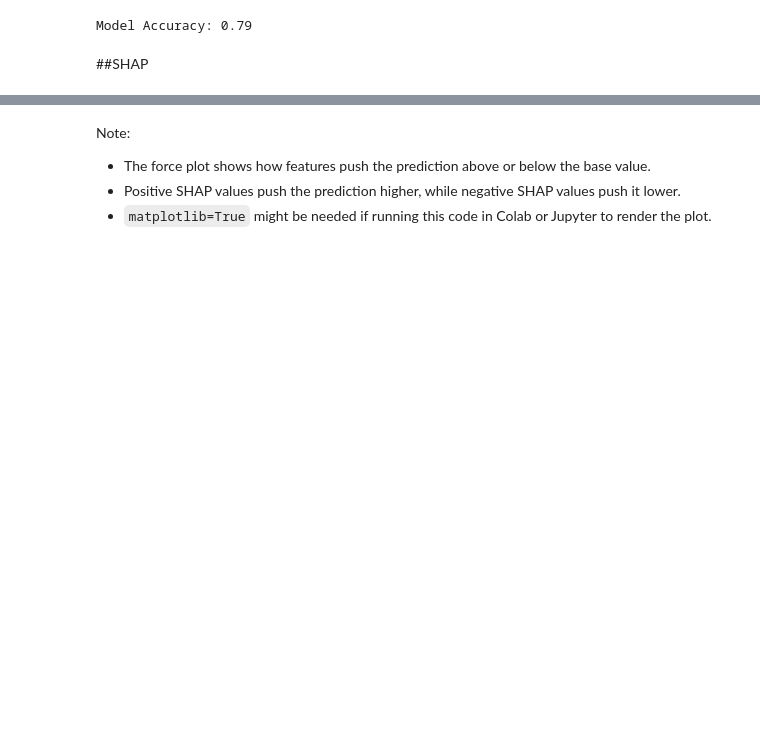
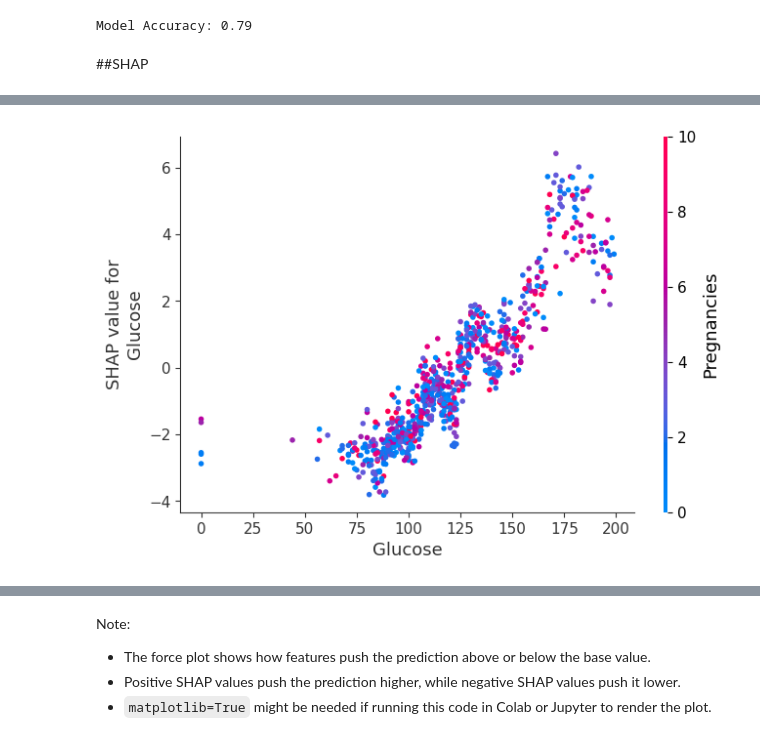
Before and after one commit to Piyumi22/XAI, a Jupyter notebook: SHAP_example_model.ipynb, the cells around one changed output, grey strips where cells are left out. Saved outputs shown, nothing was run; the diff lists cells and outputs as text; code cells hidden in the pictures; blank space fills up the shorter version.

```diff
--- a/SHAP_example_model.ipynb
+++ b/SHAP_example_model.ipynb
@@ -76,0 +217,5 @@ shap_values = explainer.shap_values(X)
+# %%
+# Dependence Plot for 'Glucose'
+shap.dependence_plot('Glucose', shap_values, X)
+# %% [output]
+[figure, added]
```
Also changed, not shown: parts of 31 cells of this notebook.
